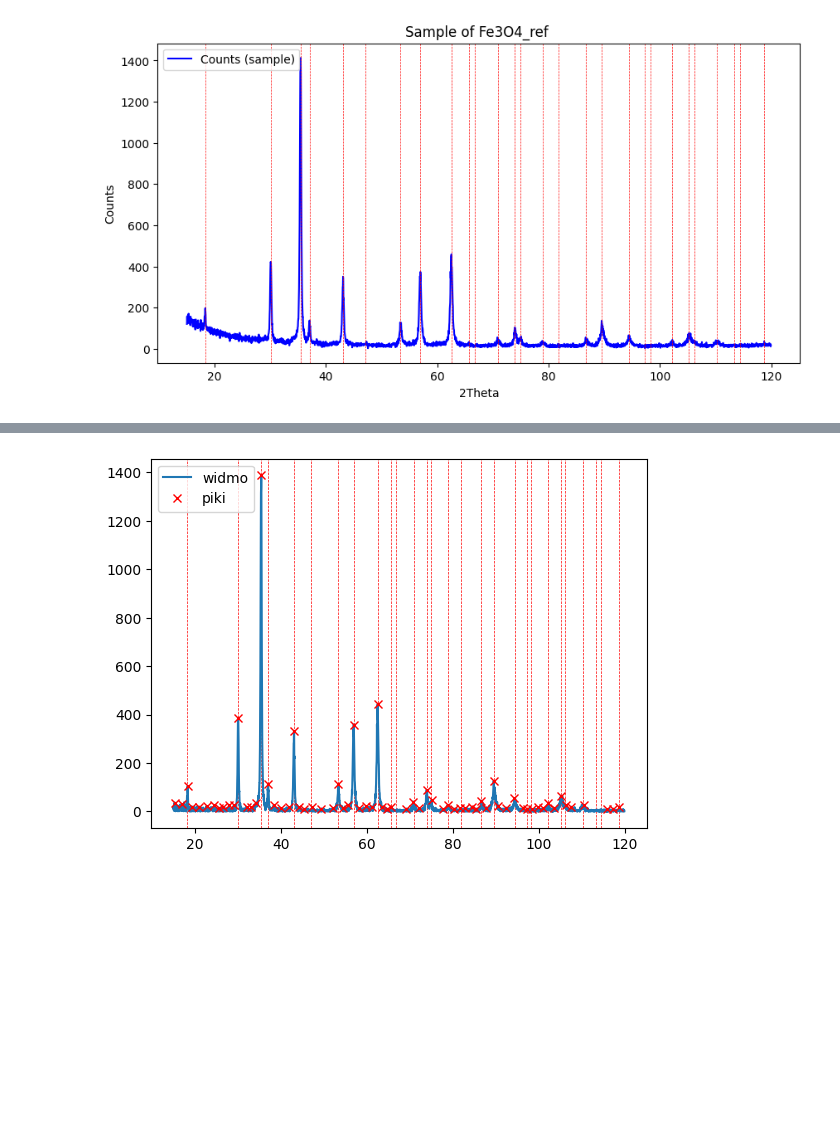
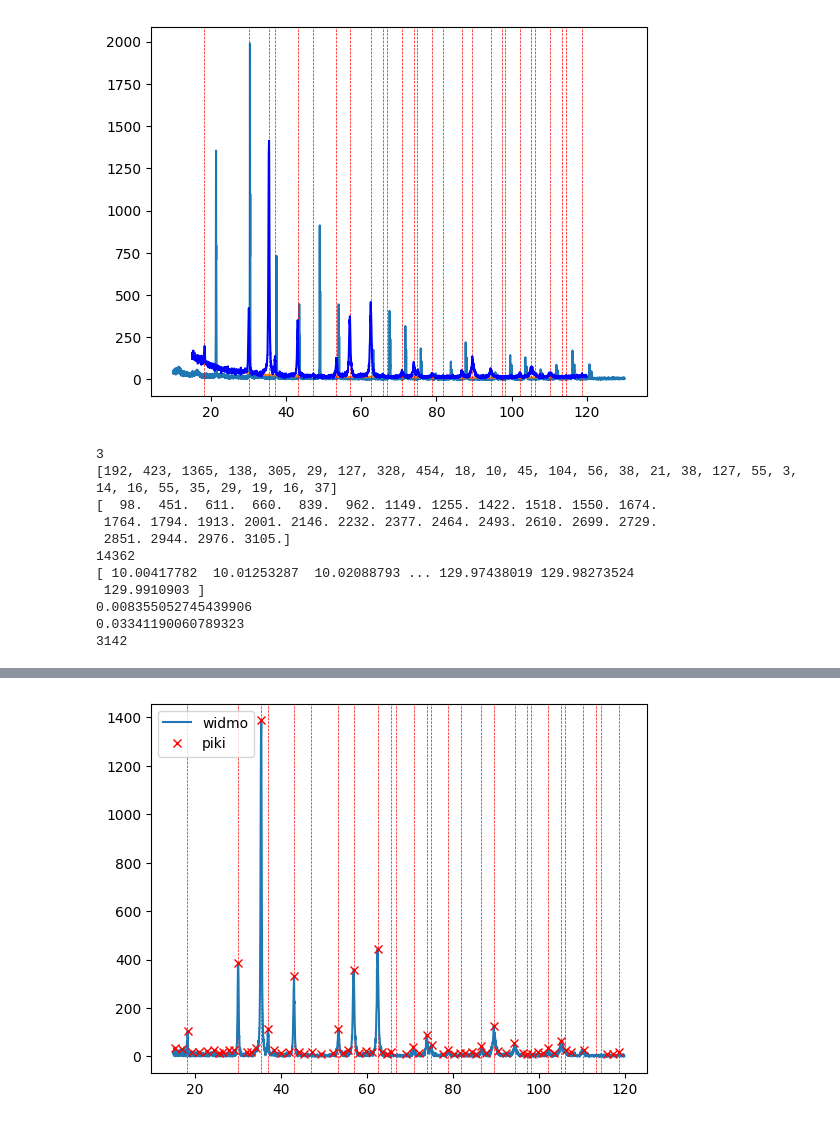
Before and after one commit to natkurdz/XRD-AI, a Jupyter notebook: testing_sample.ipynb, the cells around one changed output, grey strips where cells are left out. Drawn from its saved outputs; the diff is of its cells as text; code cells hidden in the pictures; blank space fills up the shorter version.

Commit message:
First attempt to find the most efficient way to find peaks

```diff
--- a/testing_sample.ipynb
+++ b/testing_sample.ipynb
@@ -95,18 +9,0 @@ def checking_part_of_plot(counts,theta_start,theta_stop,two_theta,a=150):
-# %%
-def part_of_plot(counts,theta_start,theta_stop,peak_index,a=150):
-    step = len(counts)
-    N = ((theta_stop - theta_start)/step)
-    x = np.arange(theta_start, theta_stop, N)
-    range_of_part,peak_count = [0],[]
-    k = 1
-    while range_of_part[-1]<len(x)-a:
-        range_of_part.append(k*a)
-        k+=1
-    for i in range(len(x)):
-        if i in peak_index:
-            peak_count.append(counts[i])
-            plt.axvline(x[i],color='red', linestyle='--', linewidth=0.5)
-
-    plt.plot(x, counts, label="Counts (sample)", color="blue")
-    plt.show()
-    return peak_count
@@ -164,4 +9,0 @@ print(peak_index)
-# %%
-plot_with_theta_sample(counts,name,theta_start,theta_stop,two_theta)
-# %% [output]
-[figure, removed]
@@ -174,0 +10,36 @@ def delete_bac(counts,counts_bac):
+# %%
+f = Data_file(0)
+f.read_data()
+f.read_data_of_hkl()
+
+#aparature_data
+ap = Data_file(-1)
+ap.read_data()
+plt.plot(ap.x,ap.counts)
+plt.plot(f.x,f.counts_bac)
+# plot_sample__bac(counts,counts_bac,name,theta_start,theta_stop,True)
+# checking_part_of_plot(counts,theta_start,theta_stop,f.two_theta)
+f.find_counts_of_peaks()
+
+peak_count = part_of_plot(f.counts,f.two_theta_x_index,f.x)
+print(min(peak_count))
+print(peak_count)
+print(f.two_theta_x_index)
+print(len(ap.x))
+print(ap.x)
+print(ap.x[1]-ap.x[0])
+print(f.x[1]-f.x[0])
+print(len(f.x))
+# %% [output]
+[figure, added]
+3
+[192, 423, 1365, 138, 305, 29, 127, 328, 454, 18, 10, 45, 104, 56, 38, 21, 38, 127, 55, 3, 14, 16, 55, 35, 29, 19, 16, 37]
+[  98.  451.  611.  660.  839.  962. 1149. 1255. 1422. 1518. 1550. 1674.
+ 1764. 1794. 1913. 2001. 2146. 2232. 2377. 2464. 2493. 2610. 2699. 2729.
+ 2851. 2944. 2976. 3105.]
+14362
+[ 10.00417782  10.01253287  10.02088793 ... 129.97438019 129.98273524
+ 129.9910903 ]
+0.008355052745439906
+0.03341190060789323
+3142
```
Also changed, not shown: parts of 18 cells of this notebook, 3 other files.
